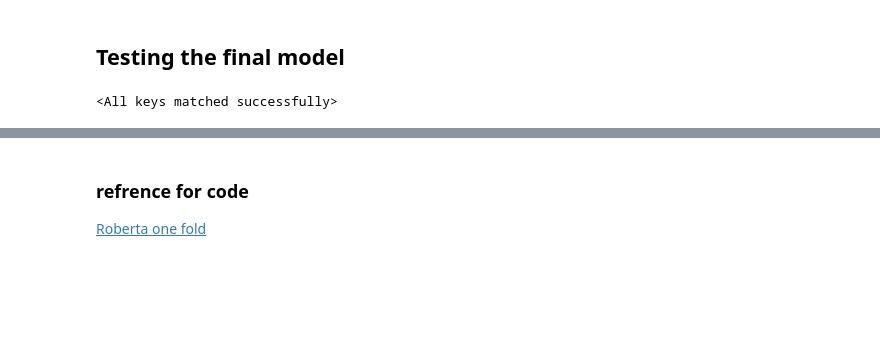
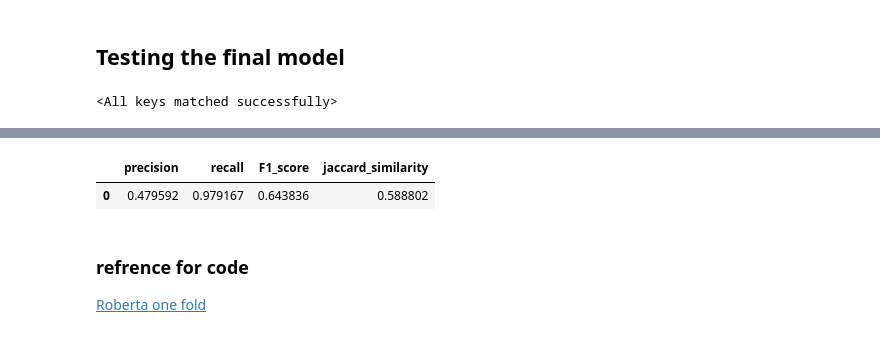
Before and after one commit to jrakhshanda/Text-Mining, a Jupyter notebook: Text_mining_report/roberta.ipynb, the cells around one changed output, grey strips where cells are left out. Drawn from its saved outputs; the diff is of its cells as text; code cells hidden in the pictures; blank space fills up the shorter version.

```diff
--- a/Text_mining_report/roberta.ipynb
+++ b/Text_mining_report/roberta.ipynb
@@ -60,10 +52,10 @@ class config:
     TRAIN_BATCH_SIZE = 64
     VALID_BATCH_SIZE = 32
     EPOCHS = 3
-    PATH = '/content/drive/MyDrive/RoBERTa_files'
-    TRAINING_FILE = pd.read_csv("/content/drive/MyDrive/RoBERTa_files/train_folds.csv",keep_default_na=False)
-    TEST_FILE =  pd.read_csv("/content/drive/MyDrive/RoBERTa_files/test.csv")
-    MAX_LEN = 128
+    PATH = '/content/drive/MyDrive'
+    TRAINING_FILE = train
+    TEST_FILE = test
+    MAX_LEN = 141
     TOKENIZER = ByteLevelBPETokenizer(f"{PATH}/vocab.json",
                                       f"{PATH}/merges.txt",
                                       lowercase=True, add_prefix_space=True)
@@ -598,15 +533,14 @@ Jaccard similaritt and train loss average per fold
 conf = RobertaConfig.from_pretrained("roberta-base")
 conf.output_hidden_states = True
 
-model0 = TextModel(conf)
-model0.to(device)
-model0 = nn.DataParallel(model0)
-model0.load_state_dict(torch.load("/content/drive/MyDrive/RoBERTa_files/model0.pth"))
+model = TextModel(conf)
+model.to(device)
+model = nn.DataParallel(model)
+model.load_state_dict(torch.load("/content/drive/MyDrive/roberta2.pth"))
 # %% [output]
 <All keys matched successfully>
 # %%
-test = pd.read_csv('/content/drive/MyDrive/RoBERTa_files/test.csv')
-test.insert(3,'selected_text', test.text)
+test = test
 test_dataset = TextDataset(text = test.text.values,
                               selected_text = test.selected_text.values,
                               sentiment = test.sentiment.values)
@@ -615,5 +549,5 @@ test_dataloader = DataLoader(test_dataset,
                               batch_size = 16,
                               shuffle = False,
                               num_workers=1)
-jaccs, pred = evaluate_fn(test_dataloader,model0,device)
+jaccs, pred = evaluate_fn(test_dataloader,model,device)
 # %% [output]
@@ -652,3 +556,29 @@ files.download('submission.csv')
+# %%
+def evaluation_report(gold, pred):
+    """Print precision, recall, and F1 score.
+
+    Args:
+        gold: The set with the gold-standard values.
+        pred: The set with the predicted values.
+
+    Returns:
+        Nothing, but prints the precision, recall, and F1 values computed
+        based on the specified sets.
+    """
+    gold = set(gold)
+    pred = set(pred)
+    # TODO: Replace the next line with your own code
+    precision = len(gold.intersection(pred))/len(pred)
+    recall = len(gold.intersection(pred))/len(gold)
+    F1_score = 2 * (precision*recall) / (precision + recall)
+    df = pd.DataFrame(data=[{'precision': precision, 'recall':recall, 'F1_score':F1_score, 'jaccard_similarity': jaccs}])
+
+    return df
+# %%
+evaluation_report(str(test['selected_text']),str(pred))
+# %% [output]
+|  | precision | recall | F1_score | jaccard_similarity |
+| 0 | 0.479592 | 0.979167 | 0.643836 | 0.588802 |
 # %% [markdown]
 ### refrence for code
 [Roberta one fold](https://www.kaggle.com/abhishek/multiprocessing-roberta-1-fold-per-core)
```
Also changed, not shown: parts of 28 cells of this notebook.
